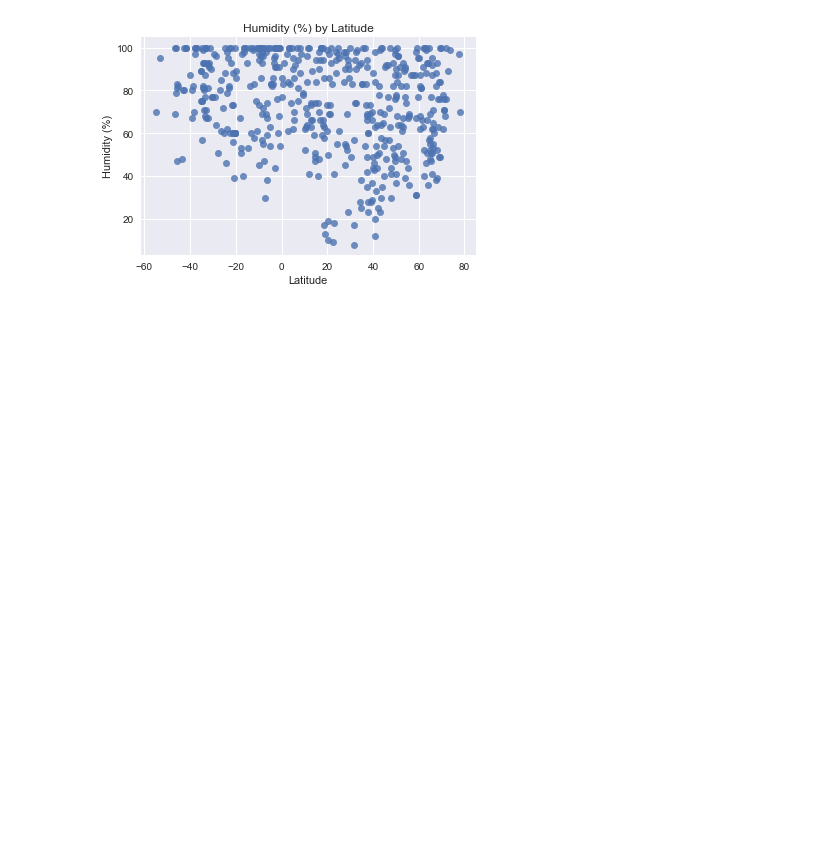
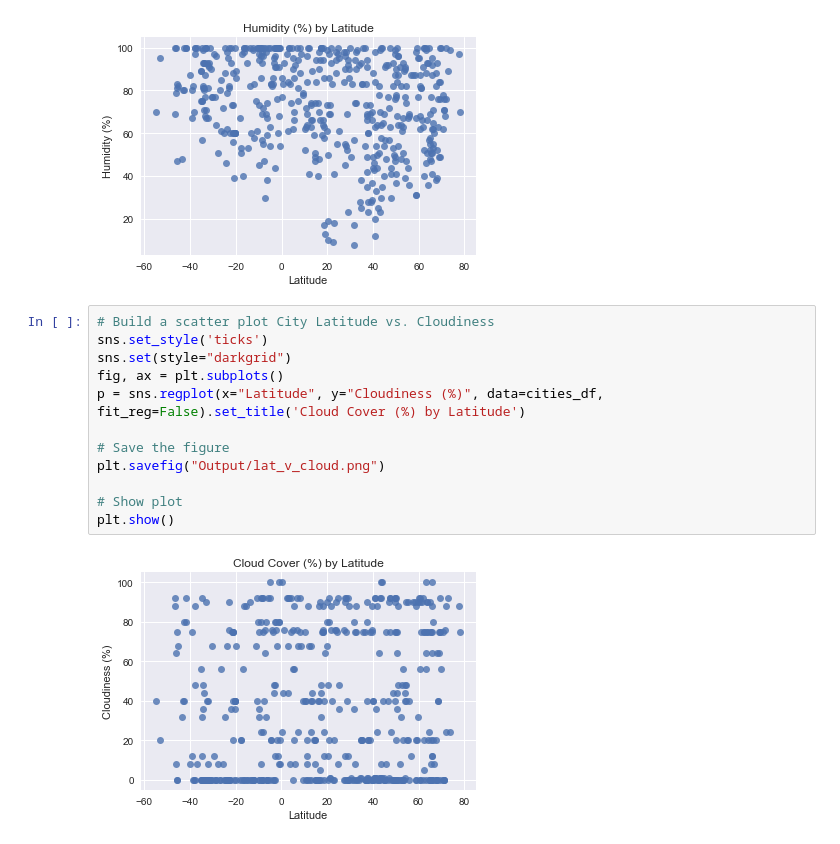
Before and after one commit to BLKOPL/PythonAPIs, a Jupyter notebook: WeatherPy.ipynb, the cells around one changed output. Cells and saved outputs as stored; diff of their text form; blank space fills up the shorter version.

```diff
--- a/WeatherPy.ipynb
+++ b/WeatherPy.ipynb
@@ -159,3 +159,17 @@ plt.savefig("Output/lat_v_humidity.png")
 plt.show()
 # %% [output]
 [figure]
+# %%
+# Build a scatter plot City Latitude vs. Cloudiness
+sns.set_style('ticks')
+sns.set(style="darkgrid")
+fig, ax = plt.subplots()
+p = sns.regplot(x="Latitude", y="Cloudiness (%)", data=cities_df, fit_reg=False).set_title('Cloud Cover (%) by Latitude')
+
+# Save the figure
+plt.savefig("Output/lat_v_cloud.png")
+
+# Show plot
+plt.show()
+# %% [output]
+[figure, added]
```
Also changed, not shown: parts of 1 cell of this notebook, 1 other file.
